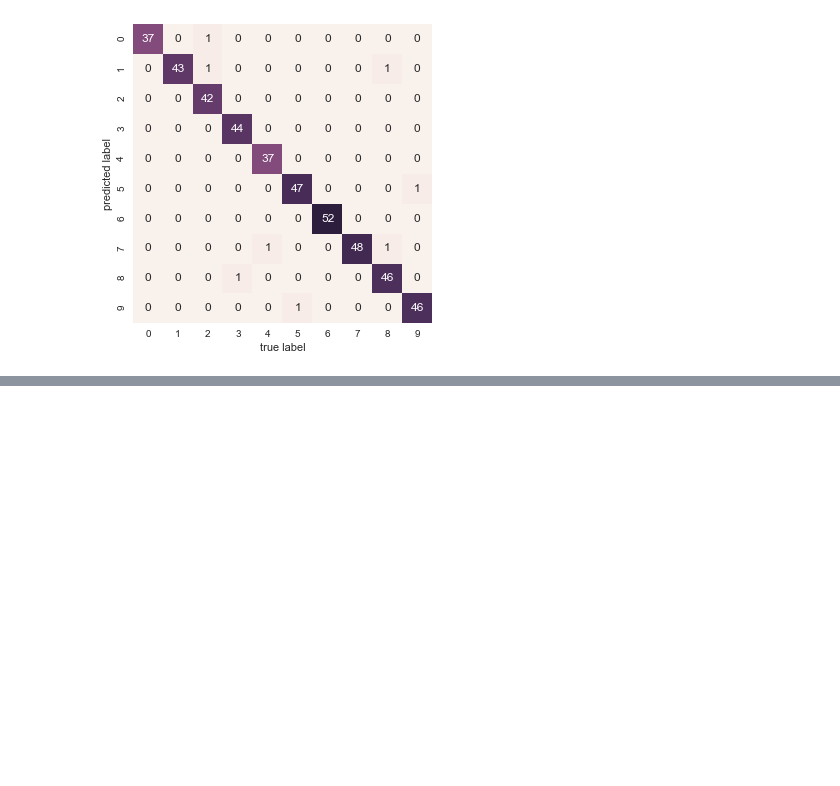
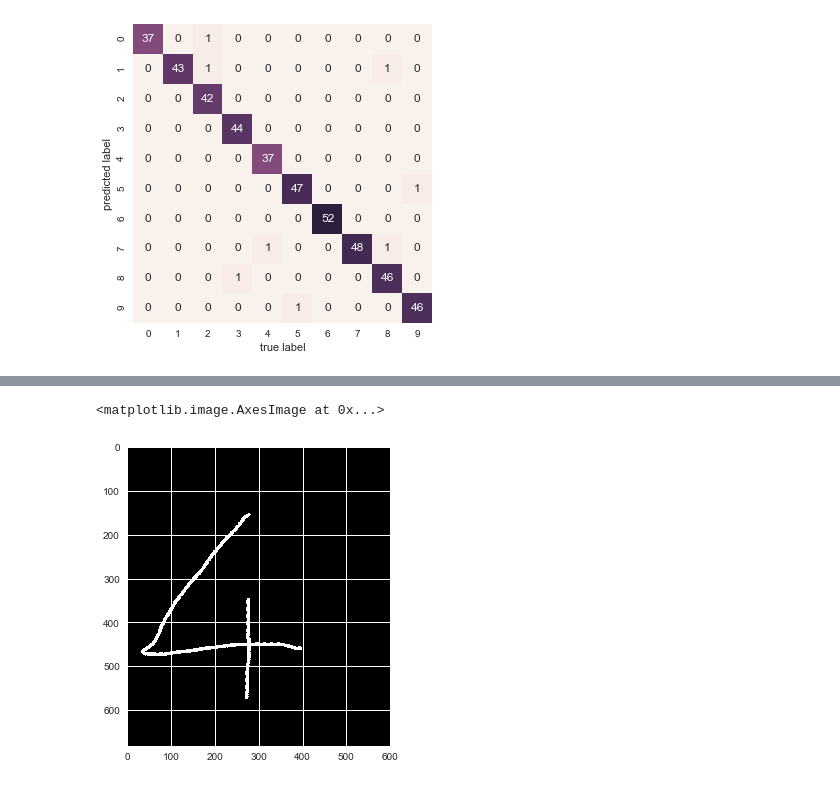
Before and after one commit to DatenBiene/Reco_Logo, a Jupyter notebook: ML on digit reco.ipynb, the cells around one changed output, grey strips where cells are left out. Saved outputs shown, nothing was run; the diff lists cells and outputs as text; code cells hidden in the pictures; blank space fills up the shorter version.

```diff
--- a/ML on digit reco.ipynb
+++ b/ML on digit reco.ipynb
@@ -74,0 +95,2 @@ plt.ylabel('predicted label');
+# %%
+img4 = cv2.cvtColor(img4, cv2.COLOR_RGB2GRAY)
@@ -74,0 +101,5 @@ plt.ylabel('predicted label');
+# %%
+plt.imshow(img4)
+# %% [output]
+<matplotlib.image.AxesImage at 0x...>
+[figure, added]
```
Also changed, not shown: parts of 16 cells of this notebook, 5 other files.
